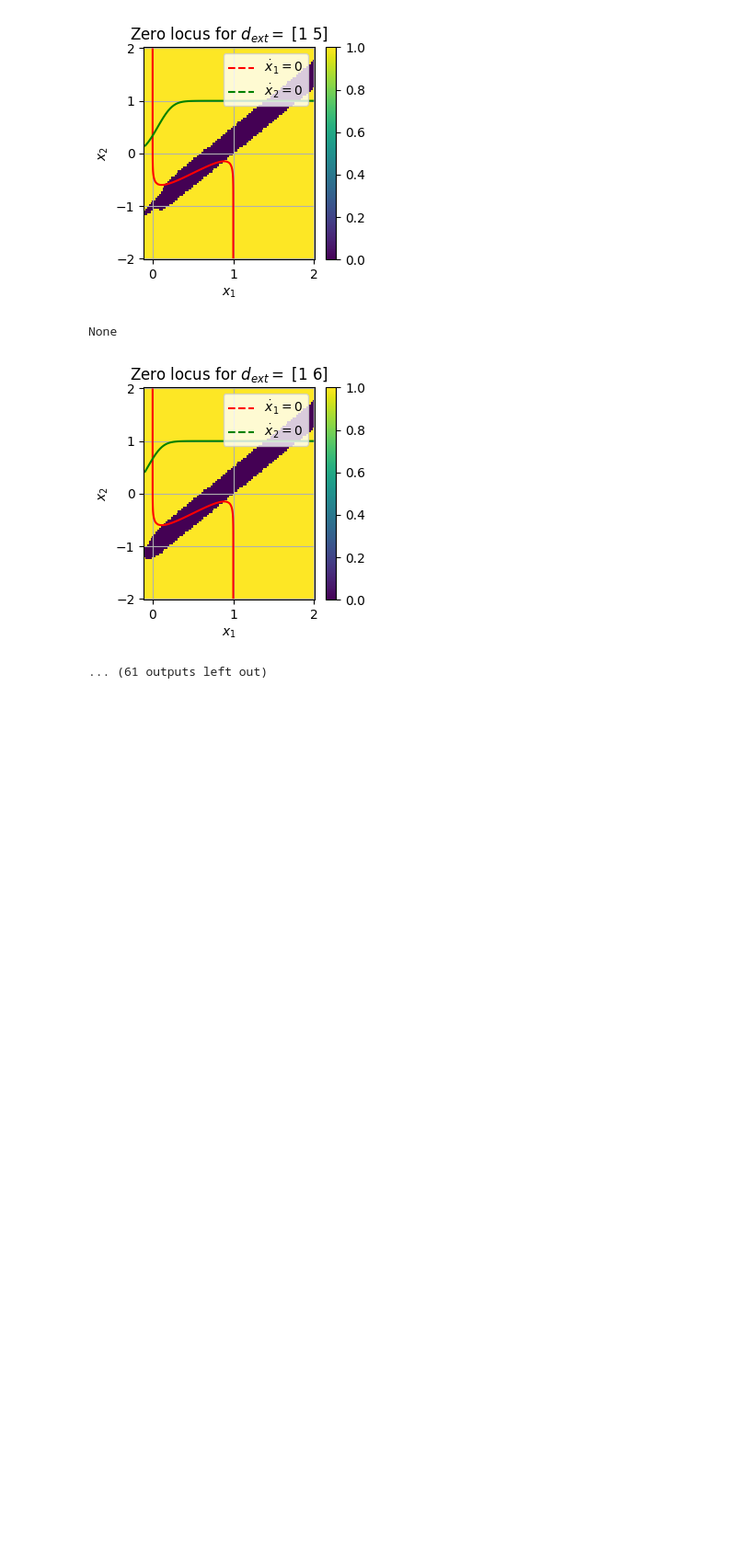
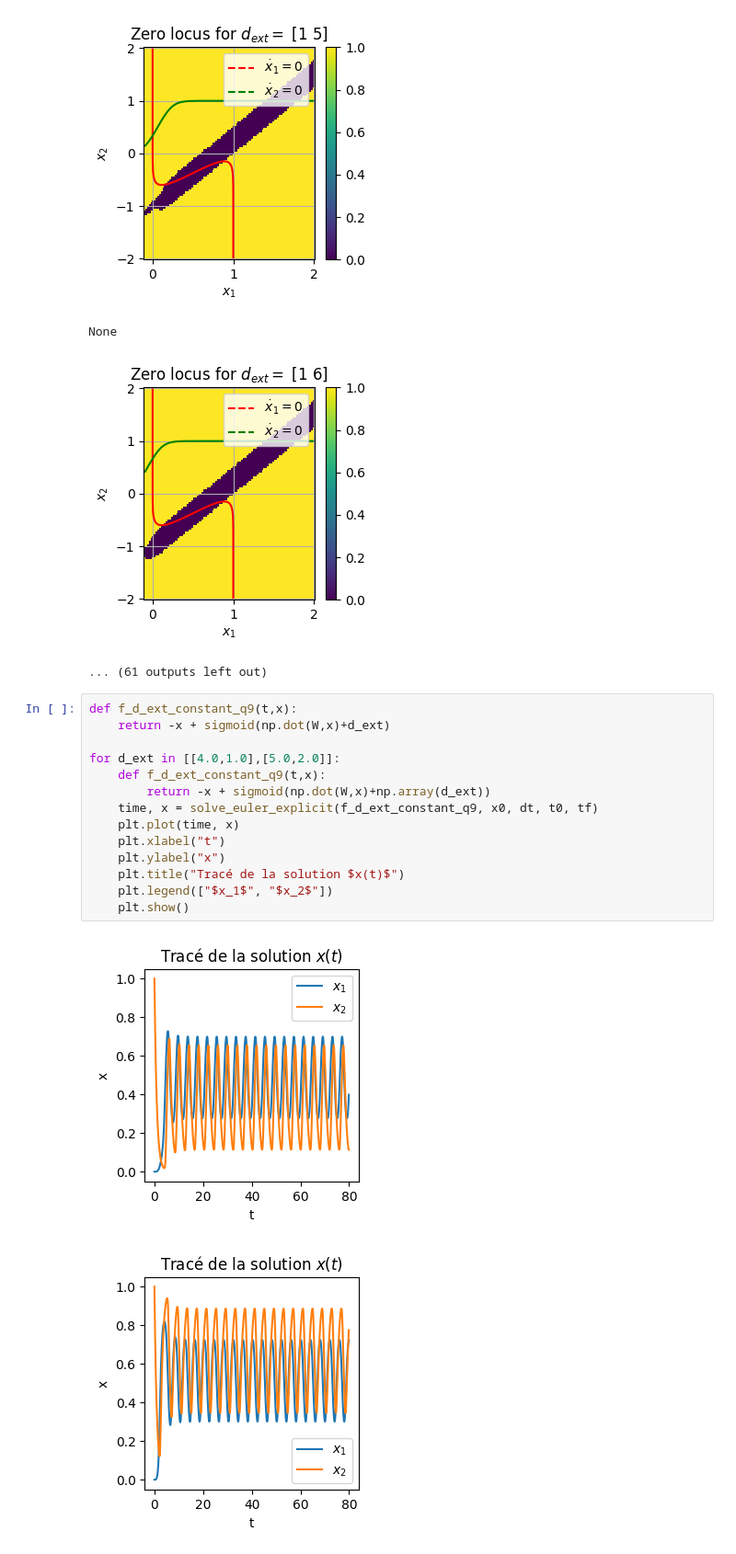
Before and after one commit to bonbonblond/Projet-info, a Jupyter notebook: Projet Equations Différentielles.ipynb, the cells around one changed output. Shown at 92% size. Drawn from its saved outputs; the diff is of its cells as text; blank space fills up the shorter version.

```diff
--- a/Projet Equations Différentielles.ipynb
+++ b/Projet Equations Différentielles.ipynb
@@ -417,5 +417,22 @@ None
 None
 [figure]
 ... (61 outputs left out)
+# %%
+def f_d_ext_constant_q9(t,x):
+    return -x + sigmoid(np.dot(W,x)+d_ext)
+
+for d_ext in [[4.0,1.0],[5.0,2.0]]:
+    def f_d_ext_constant_q9(t,x):
+        return -x + sigmoid(np.dot(W,x)+np.array(d_ext))
+    time, x = solve_euler_explicit(f_d_ext_constant_q9, x0, dt, t0, tf)
+    plt.plot(time, x)
+    plt.xlabel("t")
+    plt.ylabel("x")
+    plt.title("Tracé de la solution $x(t)$")
+    plt.legend(["$x_1$", "$x_2$"])
+    plt.show()
+# %% [output]
+[figure, added]
+[figure, added]
 # %% [markdown]
 **Réponse question 9**
```
Also changed, not shown: parts of 1 cell of this notebook.
